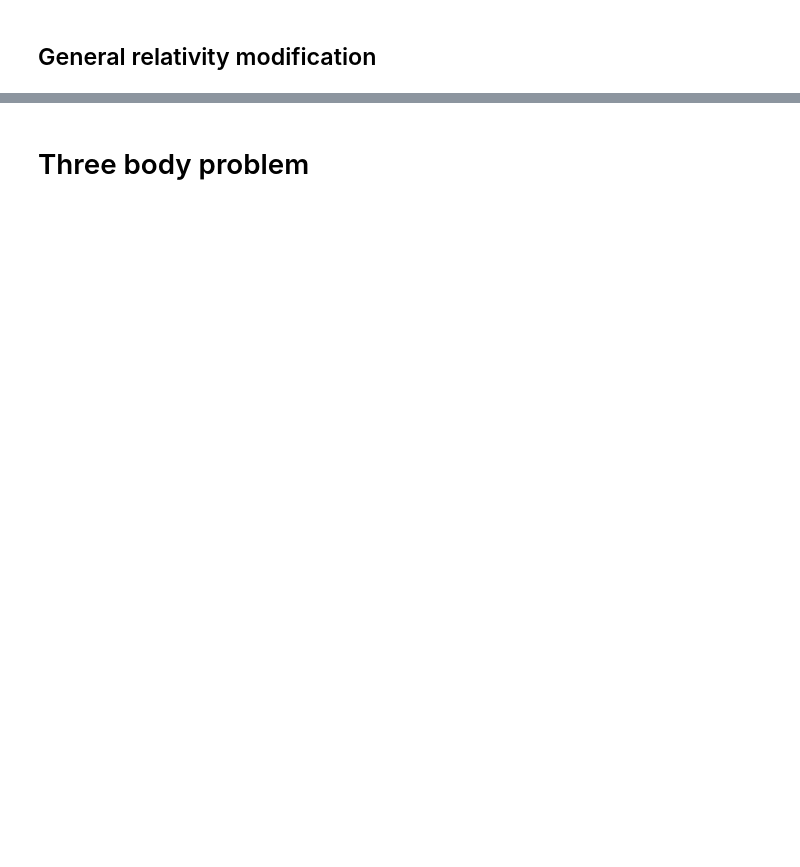
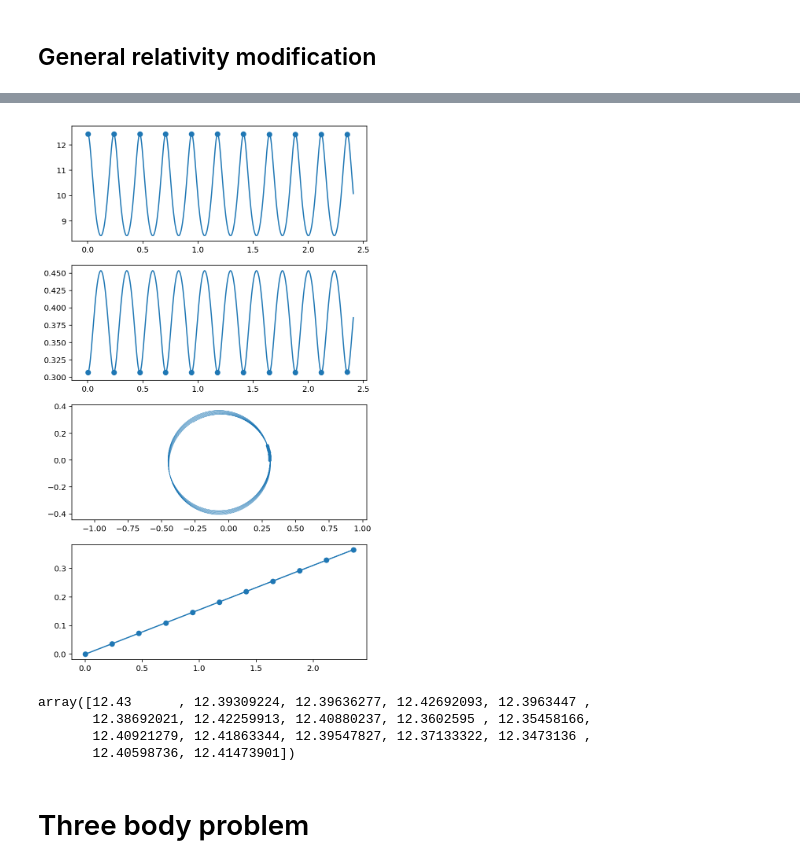
Before and after one commit to watertien/computational_physics, a Jupyter notebook: ODE_solver.ipynb, the cells around one changed output, grey strips where cells are left out. Saved outputs shown, nothing was run; the diff lists cells and outputs as text; code cells hidden in the pictures; blank space fills up the shorter version.

```diff
--- a/ODE_solver.ipynb
+++ b/ODE_solver.ipynb
@@ -203,3 +212,34 @@ plt.legend();
+# %%
+t = np.arange(h, 10 * m_period, h)
+m_v = (f[:, 1]**2 + f[:, 3]**2)**0.5
+m_r = (f[:, 0]**2 + f[:, 2]**2)**0.5
+angels = np.arctan(f[::period_n, 2] / f[::period_n, 0])
+period_n = int(m_period / h) - 5
+
+fig = plt.figure(figsize=(6, 10))
+plt.subplot(411)
+plt.plot(t, m_v)
+plt.scatter(t[0::period_n], m_v[0::period_n])
+plt.subplot(412)
+plt.plot(t, m_r)
+plt.scatter(t[0::period_n], m_r[0::period_n])
+plt.subplot(413)
+plt.scatter(f[::period_n, 0], f[::period_n, 2], s=10)
+plt.plot(f[:, 0], f[:, 2], lw=.3)
+plt.axis("equal")
+plt.subplot(414)
+plt.plot(t[0::period_n], angels, marker='o')
+
+plt.gcf().tight_layout()
+# %% [output]
+[figure, added]
+# %%
+m_v[abs(m_v - max(m_v[1:])) < 1e-1]
+# %% [output]
+array([12.43      , 12.39309224, 12.39636277, 12.42692093, 12.3963447 ,
+       12.38692021, 12.42259913, 12.40880237, 12.3602595 , 12.35458166,
+       12.40921279, 12.41863344, 12.39547827, 12.37133322, 12.3473136 ,
+       12.40598736, 12.41473901])
 # %% [markdown]
 # Three body problem
 # %%
```
Also changed, not shown: parts of 6 cells of this notebook, 1 other file.
